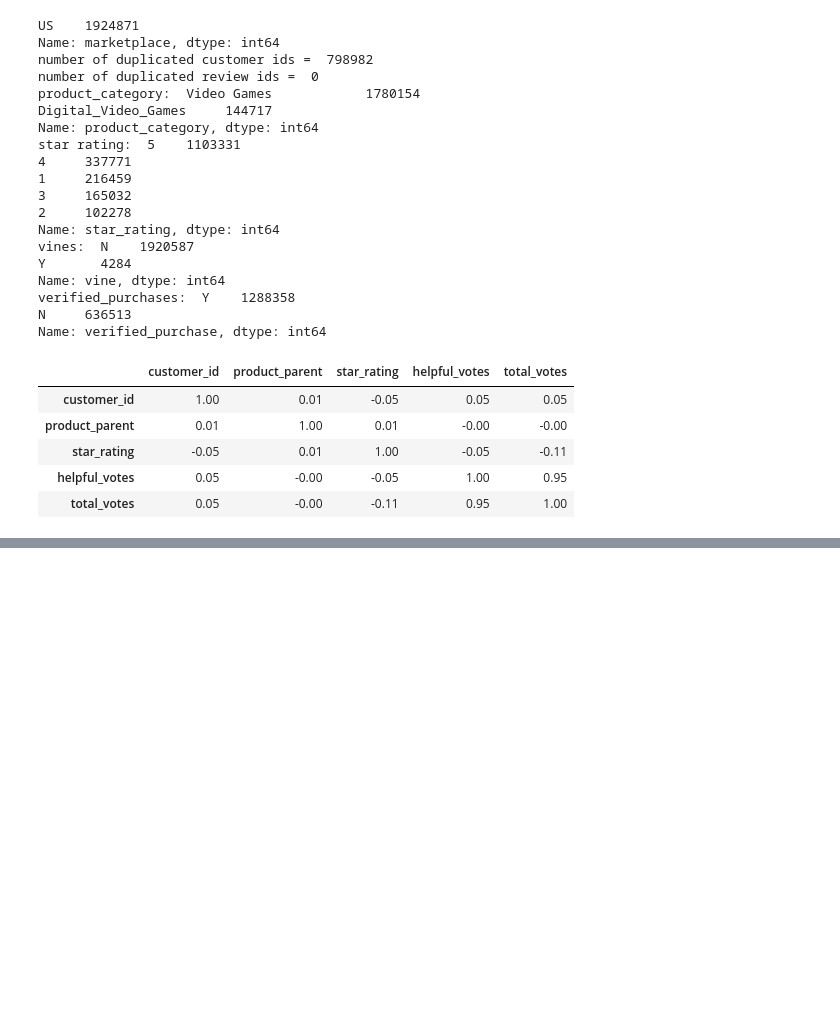
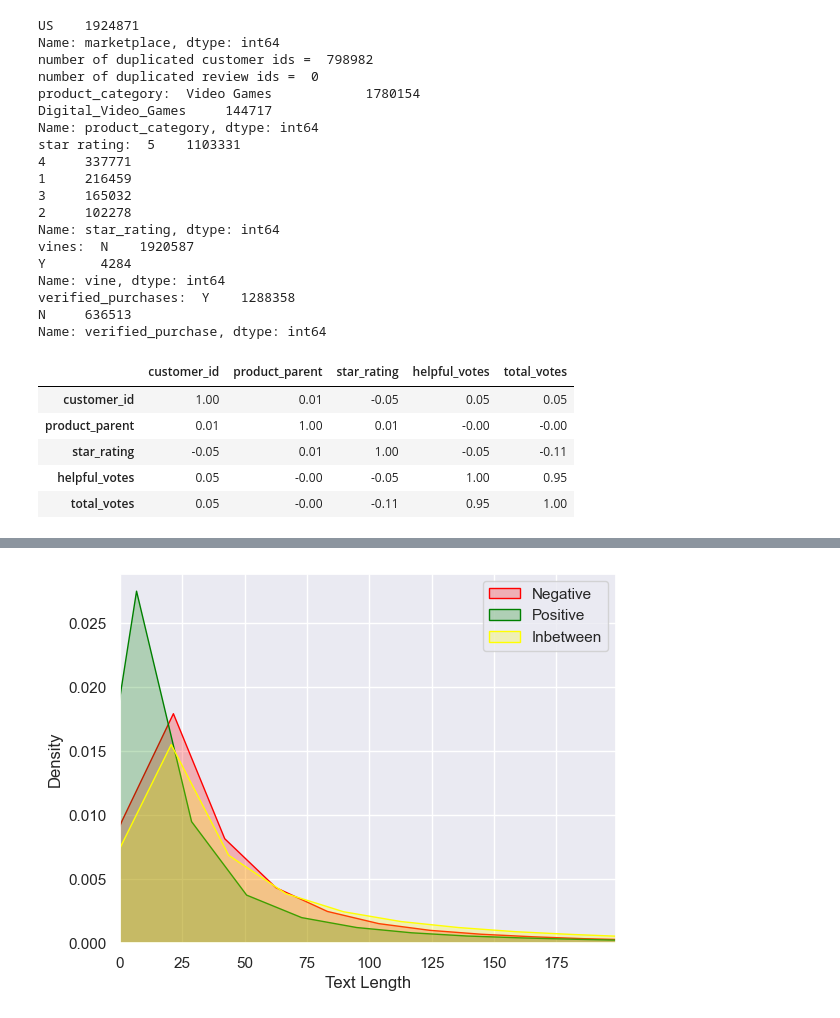
Before and after one commit to LLGH1/dsproject_supply_chain, a Jupyter notebook: Second Exploration Review_TextMining_IR-Copy1.ipynb, the cells around one changed output, grey strips where cells are left out. Cells and saved outputs as stored; diff of their text form; code cells hidden in the pictures; blank space fills up the shorter version.

```diff
--- a/Second Exploration Review_TextMining_IR-Copy1.ipynb
+++ b/Second Exploration Review_TextMining_IR-Copy1.ipynb
@@ -279,6 +339,6 @@ data.head()
 # %%
 #Text Exploratory Analysis
-data['word length'] = data['cleaned_reviewbody'].str.split().str.len()
+data['word_length'] = data['cleaned_reviewbody'].str.split().str.len()
 data.head()
 def sentiment(row):
     if row['star_rating'] == 5:
@@ -287,22 +347,9 @@ def sentiment(row):
         return "Negative"
     elif  1 < row['star_rating'] < 5:
         return "Inbetween"
-    else
-    return "Undefined"
+    else:
+        return "Undefined"
 
 
 data['star_sentiment'] = data.apply(sentiment,axis =1)
-
-import seaborn as sns
-import matplotlib.pyplot as plt
-
-sns.set(color_codes=True)
-plt.figure(figsize=(15,7))
-cmap = ['red', 'green','yellow']
-labels = ['Negative', 'Postive', 'Inbetween']
-
-for label,clr in zip(labels,cmap):
-    sns.kdeplot(data.loc[(data['star_rating'] ==label),'word_length'],color=clr. shade=True ,label=label)
-    plt.xlabel('Text Length')
-    plt.ylabel('Density')
-    plt.legend()
+data.head()
@@ -308,0 +363,17 @@ for label,clr in zip(labels,cmap):
+# %%
+import seaborn as sns
+import matplotlib.pyplot as plt
+
+sns.set(color_codes=True)
+fig, ax = plt.subplots()
+cmap = ['red', 'green','yellow']
+labels = ['Negative', 'Positive', 'Inbetween']
+
+for label,clr in zip(labels,cmap):
+    sns.kdeplot(data.loc[(data['star_sentiment'] == label),'word_length'], ax=ax, color=clr, shade=True, label=label)
+    ax.set_xlim(0,199)
+    plt.xlabel('Text Length')
+    plt.ylabel('Density')
+    plt.legend()
+# %% [output]
+[figure, added]
```
Also changed, not shown: parts of 10 cells of this notebook.
